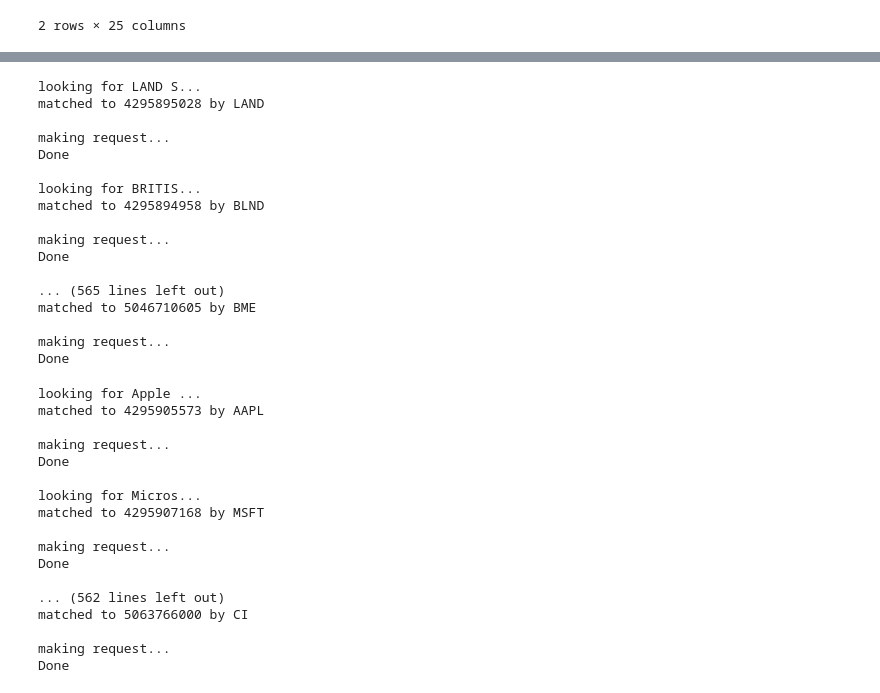
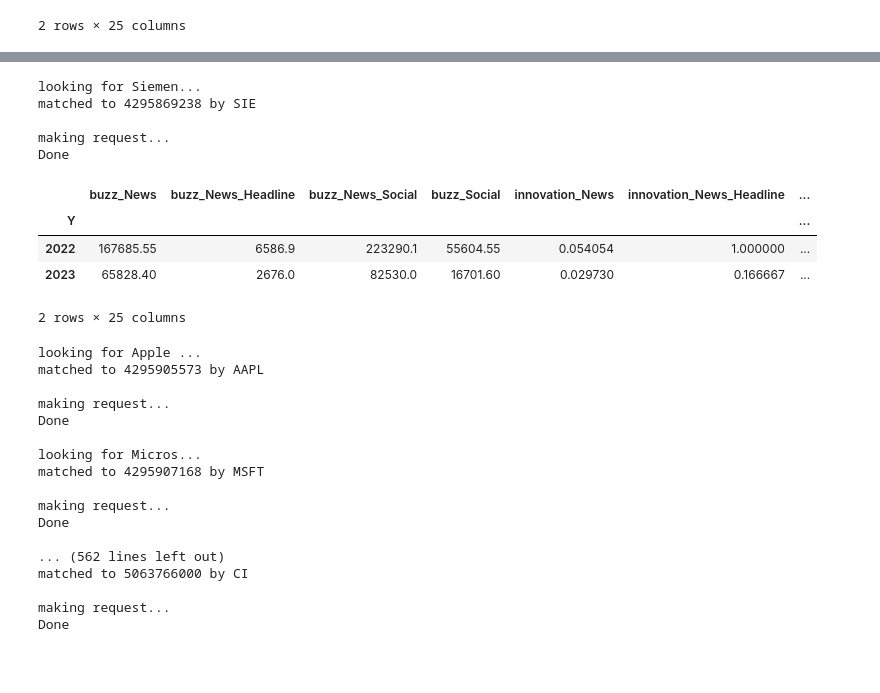
Before and after one commit to ygcahyono/hackrefinitiv, a Jupyter notebook: notebook/Marketpsych api.ipynb, the cells around one changed output, grey strips where cells are left out. Drawn from its saved outputs; the diff is of its cells as text; code cells hidden in the pictures; blank space fills up the shorter version.

```diff
--- a/notebook/Marketpsych api.ipynb
+++ b/notebook/Marketpsych api.ipynb
@@ -85,7 +85,7 @@ format_='csv'
 # %% [markdown]
 ## process
 # %%
-name='barclays'
+name=loop_dax40[0]['company_aprox']
 name_search_url = 'https://dataapi.marketpsych.com/rma/v4/equ/assets?apikey=rf_demo12345678&search=' + name
 name_guess_json=requests.get(name_search_url).json()
 name_guess_pd=pd.DataFrame(name_guess_json['data'])
@@ -322,25 +313,22 @@ Done
-# %%
-data_ftse=[Market_psych_data(loop_ftse[n]['company_aprox'],
-                        loop_ftse[n]['ticker'] )
-      for n in tqdm(range(len(loop_ftse)))]
-# %% [output]
-looking for LAND S...
-matched to 4295895028 by LAND
-
-making request...
-Done
-
-looking for BRITIS...
-matched to 4295894958 by BLND
-
-making request...
-Done
-
-... (565 lines left out)
-matched to 5046710605 by BME
-
-making request...
-Done
+# %%
+dax40_data=pd.read_csv(datapath+'DAX 40 - Hoja 1.csv')
+
+loop_dax40=[dict({'company_aprox':dax40_data['Company'].str[:6][x],
+                 'ticker':dax40_data.Ticker[x]}
+               )for x in range(len(dax40_data))]
+
+Market_psych_data(loop_dax40[33]['company_aprox'], loop_dax40[33]['ticker'] )
+# %% [output]
+looking for Siemen...
+matched to 4295869238 by SIE
+
+making request...
+Done
+|  | buzz_News | buzz_News_Headline | buzz_News_Social | buzz_Social | innovation_News | innovation_News_Headline | ... |
+| Y |  |  |  |  |  |  | ... |
+| 2022 | 167685.55 | 6586.9 | 223290.1 | 55604.55 | 0.054054 | 1.000000 | ... |
+| 2023 | 65828.40 | 2676.0 | 82530.0 | 16701.60 | 0.029730 | 0.166667 | ... |
+2 rows × 25 columns
 # %%
 data_f100=[Market_psych_data(loop_f100[n]['company_aprox'],
                         loop_f100[n]['ticker'] )
```
Also changed, not shown: parts of 11 cells of this notebook, 1 other file.
